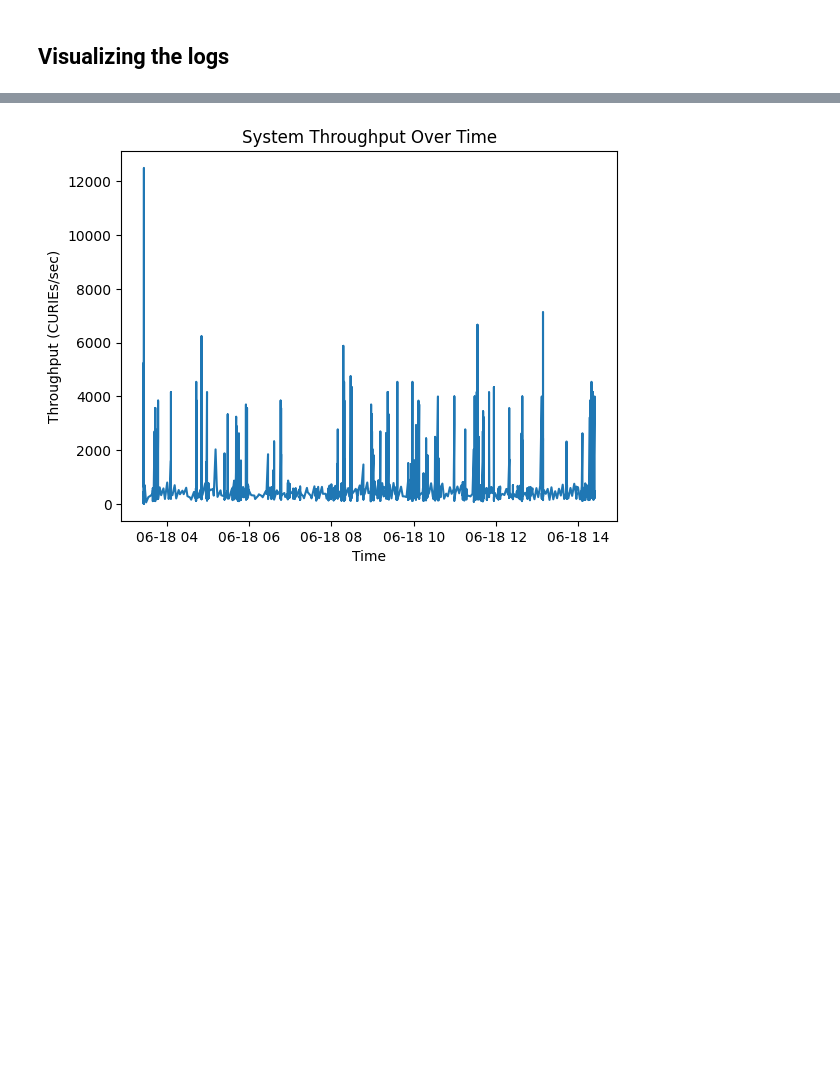
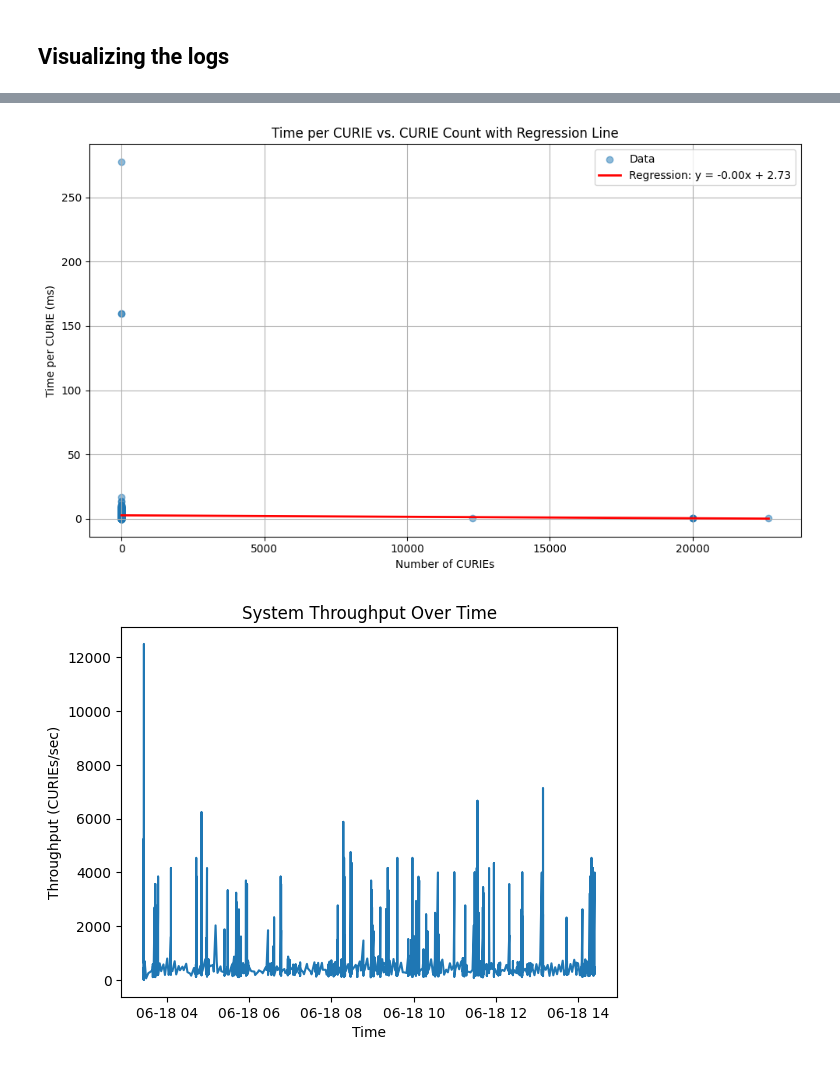
Before and after one commit to TranslatorSRI/babel-validation, a Jupyter notebook: log-analysis/NodeNorm_log_analysis.ipynb, the cells around one changed output, grey strips where cells are left out. Cells and saved outputs as stored; diff of their text form; code cells hidden in the pictures; blank space fills up the shorter version.

Commit message:
Some improvements, some regressions.

```diff
--- a/log-analysis/NodeNorm_log_analysis.ipynb
+++ b/log-analysis/NodeNorm_log_analysis.ipynb
@@ -163,3 +182,23 @@ df.head()
+# %%
+# Scatter plot
+plt.figure(figsize=(10,6))
+plt.scatter(df['curie_count'], df['time_taken_per_curie_ms'], alpha=0.5, label='Data')
+
+# Fit a linear regression line
+m, b = np.polyfit(df['curie_count'], df['time_taken_per_curie_ms'], 1)
+x = np.linspace(df['curie_count'].min(), df['curie_count'].max(), 100)
+plt.plot(x, m*x + b, color='red', linewidth=2, label=f'Regression: y = {m:.2f}x + {b:.2f}')
+
+# Labels and title
+plt.xlabel("Number of CURIEs")
+plt.ylabel("Time per CURIE (ms)")
+plt.title("Time per CURIE vs. CURIE Count with Regression Line")
+plt.legend()
+plt.grid(True)
+plt.tight_layout()
+plt.show()
+# %% [output]
+[figure, added]
 # %%
 # 1. Time series of throughput (curies per second)
 plt.figure()
```
Also changed, not shown: parts of 4 cells of this notebook.
